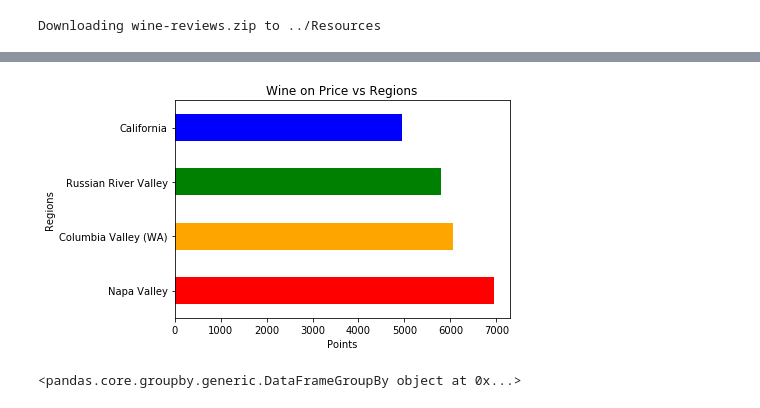
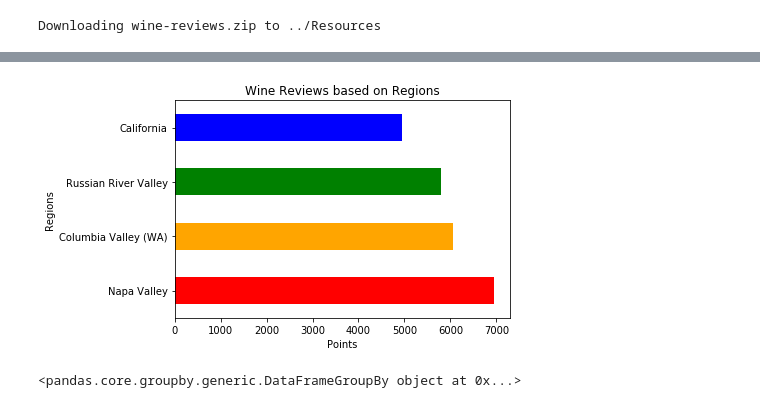
Before and after one commit to michaelweikman/WineDataAnalysis, a Jupyter notebook: Analysis/Wine_data.ipynb, the cells around one changed output, grey strips where cells are left out. Cells and saved outputs as stored; diff of their text form; code cells hidden in the pictures.

```diff
--- a/Analysis/Wine_data.ipynb
+++ b/Analysis/Wine_data.ipynb
@@ -86,15 +84,15 @@ plt.show()
 # %%
 price1.plot(kind ='barh', color=['red', 'orange', 'green', 'blue'])
 region1.plot(kind = 'barh', color=['red', 'orange', 'green', 'blue'])
 
 # Give our chart some labels and a tile
-plt.title("Wine on Price vs Regions")
+plt.title("Wine Reviews based on Regions")
 plt.xlabel("Points")
 plt.ylabel("Regions")
 plt.savefig(f"../Analysis/png_output/Price_regions")
 plt.show()
 # %% [output]
-[figure, old version]
+[figure, new version]
 # %%
 # The maximum x value for our chart will be 50000
 x_limit = 50000
```
Also changed, not shown: parts of 4 cells of this notebook, 4 other files.
